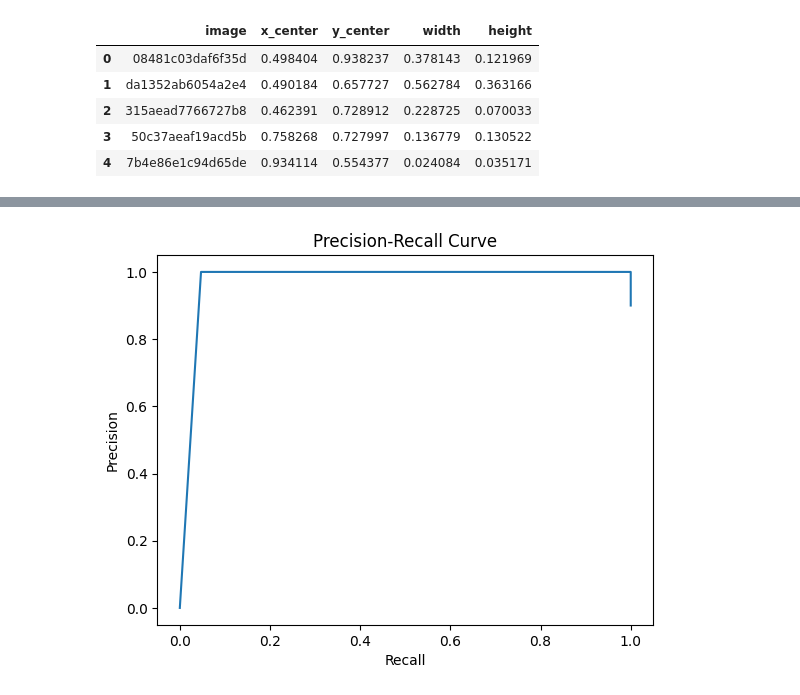
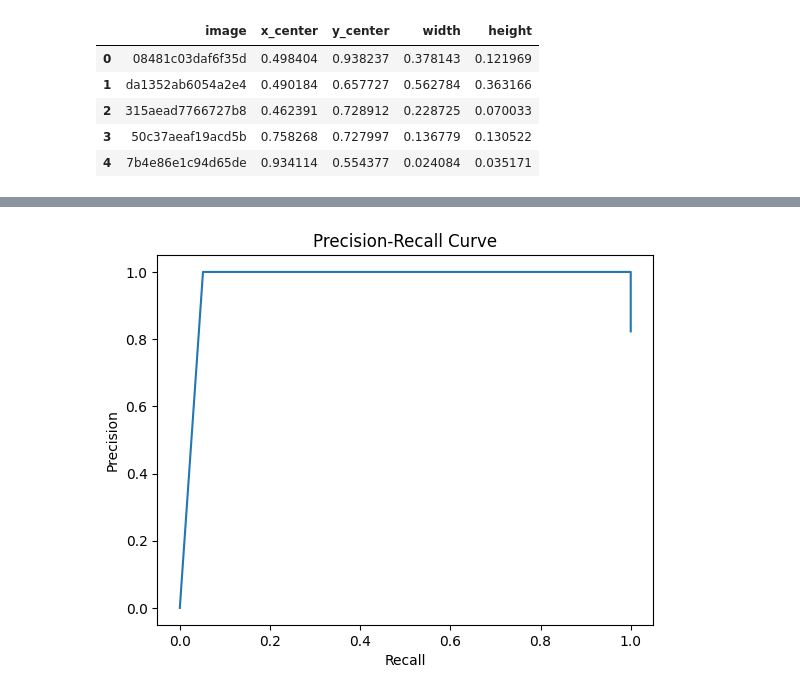
Before and after one commit to Gabmelom/plate-vision, a Jupyter notebook: plate-vision.ipynb, the cells around one changed output, grey strips where cells are left out. Drawn from its saved outputs; the diff is of its cells as text; code cells hidden in the pictures.

```diff
--- a/plate-vision.ipynb
+++ b/plate-vision.ipynb
@@ -227,15 +227,15 @@ def convert_to_array(df, folder=IMG_DIR):
 
     return np.array(data, dtype=np.float32), np.array(output, dtype=np.float32)
 # %%
-# Save the data in a compressed file
+# Save the data in a compressed file for cloud computing
 def save_split_data(X, y, filename):
     X_train, X_test, y_train, y_test = train_test_split(X, y, test_size=0.2, random_state=42)
     X_train.shape, X_test.shape, y_train.shape, y_test.shape
 
     np.savez_compressed(filename, X_train=X_train, X_test=X_test, y_train=y_train, y_test=y_test)
 
-X, y = convert_to_array(df)
-print("Data converted to array:",X.shape, y.shape)
+# X, y = convert_to_array(df)
+# print("Data converted to array:",X.shape, y.shape)
 # save_split_data(X, y, "data.npz")
 # save_split_data(X, y, "test.npz")
 # print("Data saved.")
@@ -267,0 +279,36 @@ test_df.head()
+# %%
+# Make predictions on testing set, calculate overall model metrics
+def calculate_ious(model, test_df):
+    X_test, _ = convert_to_array(test_df, TEST_DIR)
+    y_pred = model.predict(X_test)
+    ious = []
+    ious_df = pd.DataFrame(columns=["image", "x", "y", "w", "h", "px", "py", "pw", "ph", "iou", "img_w", "img_h"])
+
+    for i in range(len(X_test)):
+        image_path, x, y, w, h = test_df.iloc[i]
+        path = f"{TEST_DIR}{image_path}.jpg"
+
+        img_h, img_w, _ = cv2.imread(path).shape
+        px, py, pw, ph = y_pred[i]
+
+        # Calculate accuracy
+        x1, y1, x2, y2 = yolo_to_voc(x*img_w, y*img_h, w*img_w, h*img_h)
+        x1_pred, y1_pred, x2_pred, y2_pred = yolo_to_voc(px*img_w, py*img_h, pw*img_w, ph*img_h)
+
+        # Calculate IOU
+        xA = max(x1, x1_pred)
+        yA = max(y1, y1_pred)
+        xB = min(x2, x2_pred)
+        yB = min(y2, y2_pred)
+
+        interArea = max(0, xB - xA + 1) * max(0, yB - yA + 1)
+        boxAArea = (x2 - x1 + 1) * (y2 - y1 + 1)
+        boxBArea = (x2_pred - x1_pred + 1) * (y2_pred - y1_pred + 1)
+        iou = interArea / float(boxAArea + boxBArea - interArea)
+        ious.append(iou)
+
+        ious_df.loc[i] = [image_path, x, y, w, h, px, py, pw, ph, iou, img_w, img_h]
+
+    return ious, ious_df
+
+ious, ious_df = calculate_ious(model, test_df)
@@ -440,7 +475,7 @@ def plot_precision_recall_curve(y_true, pred_scores, thresholds):
 # %%
 # Calculate precision-recall curve
 thresholds = np.arange(0.1, 0.95, 0.05)
-y_true = [1 if i > 0.4 else 0 for i in ious]
+y_true = ious_df["iou"] > 0.5
 plot_precision_recall_curve(y_true, ious, thresholds)
 # %% [output]
-[figure, old version]
+[figure, new version]
```
Also changed, not shown: parts of 15 cells of this notebook, 4 other files.
